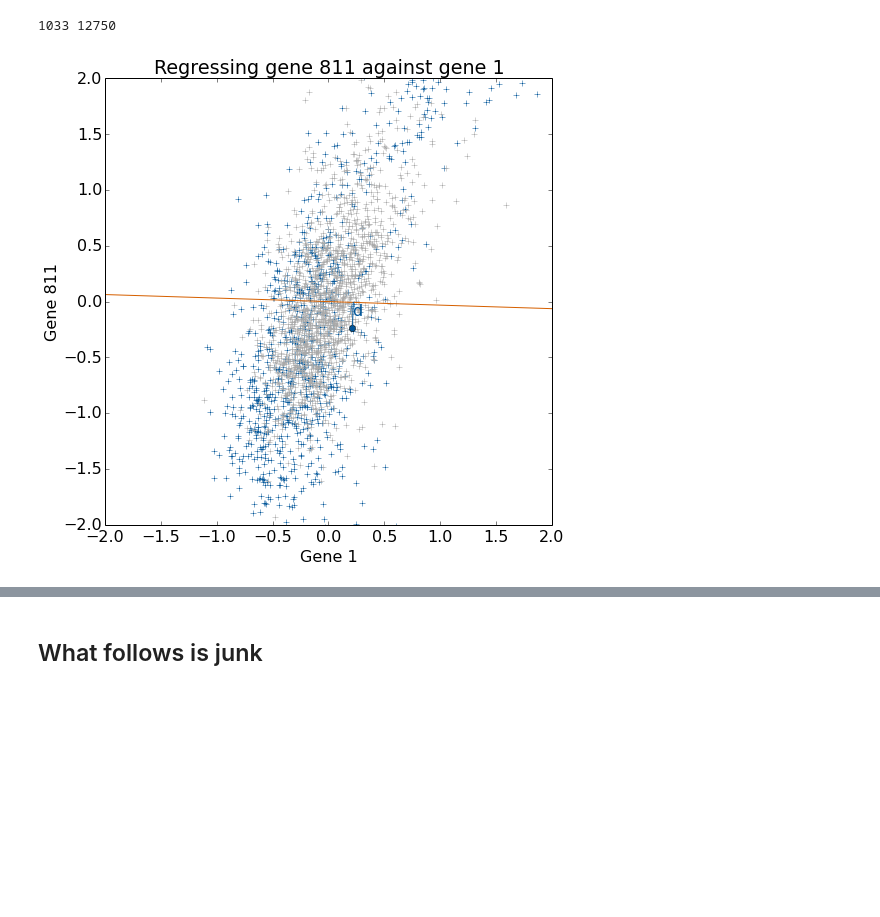
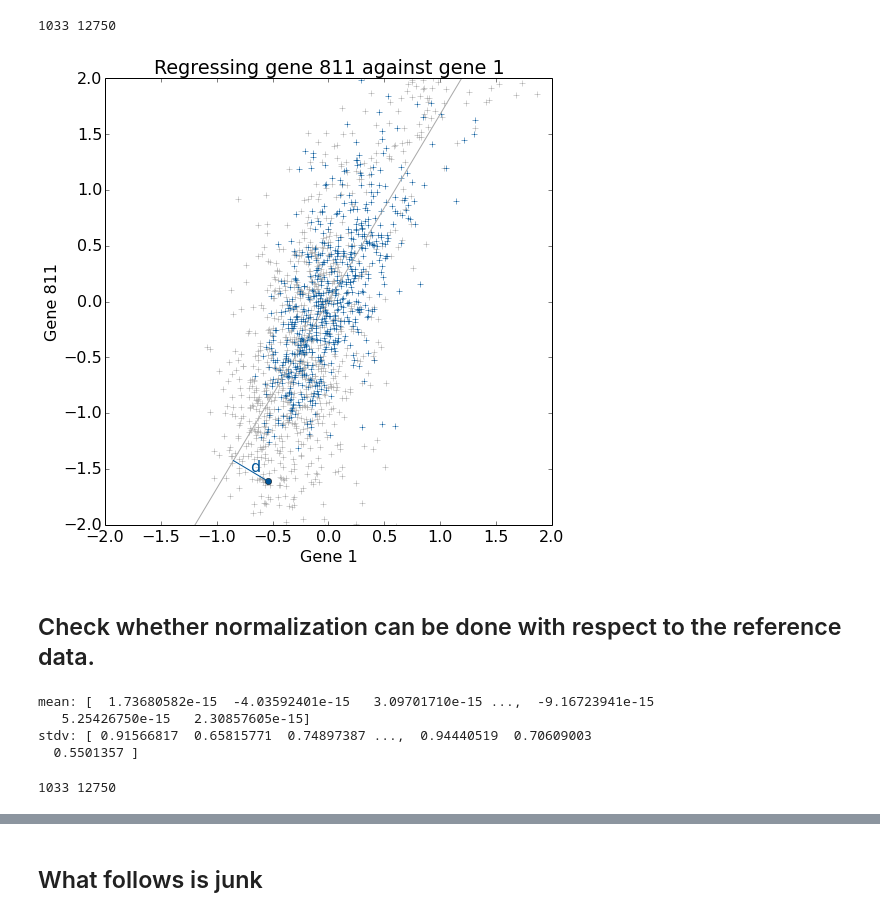
Before and after one commit to chagaz/SamSpecCoEN, a Jupyter notebook: Gene Expression Reference Data.ipynb, the cells around one changed output, grey strips where cells are left out. Saved outputs shown, nothing was run; the diff lists cells and outputs as text; code cells hidden in the pictures; blank space fills up the shorter version.

Commit message:
Code to compute regline network vs a reference gene expression dataset

```diff
--- a/Gene Expression Reference Data.ipynb
+++ b/Gene Expression Reference Data.ipynb
@@ -89,6 +75,7 @@ np.savetxt(datafile, D, fmt='%s', comments='',
            delimiter=" ", header=" ".join(['"%s"' % x for x in gene_names[2:]]))
 # %%
 # Read the data
+datafile = 'ArrayExpress/postproc/hgu133a_rma_okFiles_080619_MAGETAB.dat'
 (affyIDs, patientIDs, exprMatrix, exprs) = mapData.readExpressionData(datafile)
 # %%
 ### Create an ExpressionDataset object
@@ -148,7 +127,7 @@ Adding dataset: MTAB-62
 # %%
 # Get ACES data
 f = h5py.File("ACES/experiments/data/U133A_combat.h5")
-X = f['U133A_combat_RFS']['ExpressionData']
+X = f['U133A_combat_DMFS']['ExpressionData']
 print X.shape
 aces_gene_names =  f['U133A_combat_DMFS']['GeneLabels']
 print aces_gene_names[20]
@@ -186,34 +165,49 @@ WARNING: pylab import has clobbered these variables: ['pylab', 'f']
 # %%
 n, p = X_ref_reordered.shape
 print n, p
-reg_w = np.linalg.lstsq(np.array([X_ref_reordered[:, 1], np.ones(n) ]).T, X_ref_reordered[:, 81])[0]
+reg_w = np.linalg.lstsq(np.array([X_ref_reordered[:, 1], np.ones(n) ]).T, X_ref_reordered[:, 811])[0]
 # %% [output]
 1033 12750
 # %%
 [w0, w1] = reg_w
 
 rcParams.update({'font.size': 16})
 figure(figsize=(8, 8))
-plot(X_ref_reordered[:, 1], X_ref_reordered[:, 811], marker="+", ls='', color=blue_color)
-plot(X[:, 1], X[:, 811], marker="+", ls='', color='darkgrey')
+plot(X_ref_reordered[:, 1], X_ref_reordered[:, 811], marker="+", ls='', color='darkgrey')
+plot(X[:, 1], X[:, 811], marker="+", ls='', color=blue_color)
 
-plot(np.arange(-2, 2.1, 0.1),  w0*np.arange(-2, 2.1, 0.1) + w1, ls='-', color=orange_color)
+plot(np.arange(-2, 2.1, 0.1),  w0*np.arange(-2, 2.1, 0.1) + w1, ls='-', color='darkgrey')
 xlim(-2, 2)
 ylim(-2, 2)
 xlabel('Gene 1')
 ylabel('Gene 811')
 title('Regressing gene 811 against gene 1')
 
 # single out one point
 sample_idx = 473
 x0 = X[sample_idx, 1]
 y0 = X[sample_idx, 811]
 plot(x0, y0, marker="o", ls='', color=blue_color)
 a = (w0 * (y0 - w1) + x0)/(1 + w0**2)
 b = (w1 + w0 * (x0 + w0 * y0))/(1 + w0**2)
 plot([x0, a], [y0, b], ls='-', color=blue_color)
 text(0.5*(x0+a), 0.5*(y0+b), 'd', color=blue_color)
 
 savefig('ArrayExpress/postproc/regline_example.pdf', bbox='tight_layout')
 # %% [output]
-[figure, old version]
+[figure, new version]
+# %% [markdown]
+## Check whether normalization can be done with respect to the reference data.
+# %%
+x_mean = np.mean(X_ref_reordered, axis=0)
+print "mean:", x_mean
+x_stdv = np.std(X_ref_reordered, axis=0, ddof=1)
+print "stdv:", x_stdv
+X_ref_normalized = np.array(X_ref_reordered)
+X_ref_normalized -= x_mean
+X_ref_normalized /= x_stdv
+# %% [output]
+mean: [  1.73680582e-15  -4.03592401e-15   3.09701710e-15 ...,  -9.16723941e-15
+   5.25426750e-15   2.30857605e-15]
+stdv: [ 0.91566817  0.65815771  0.74897387 ...,  0.94440519  0.70609003
+  0.5501357 ]
@@ -219,0 +218,6 @@ savefig('ArrayExpress/postproc/regline_example.pdf', bbox='tight_layout')
+# %%
+n, p = X_ref_normalized.shape
+print n, p
+reg_w = np.linalg.lstsq(np.array([X_ref_normalized[:, 1], np.ones(n) ]).T, X_ref_normalized[:, 811])[0]
+# %% [output]
+1033 12750
```
Also changed, not shown: parts of 17 cells of this notebook, 5 other files.
